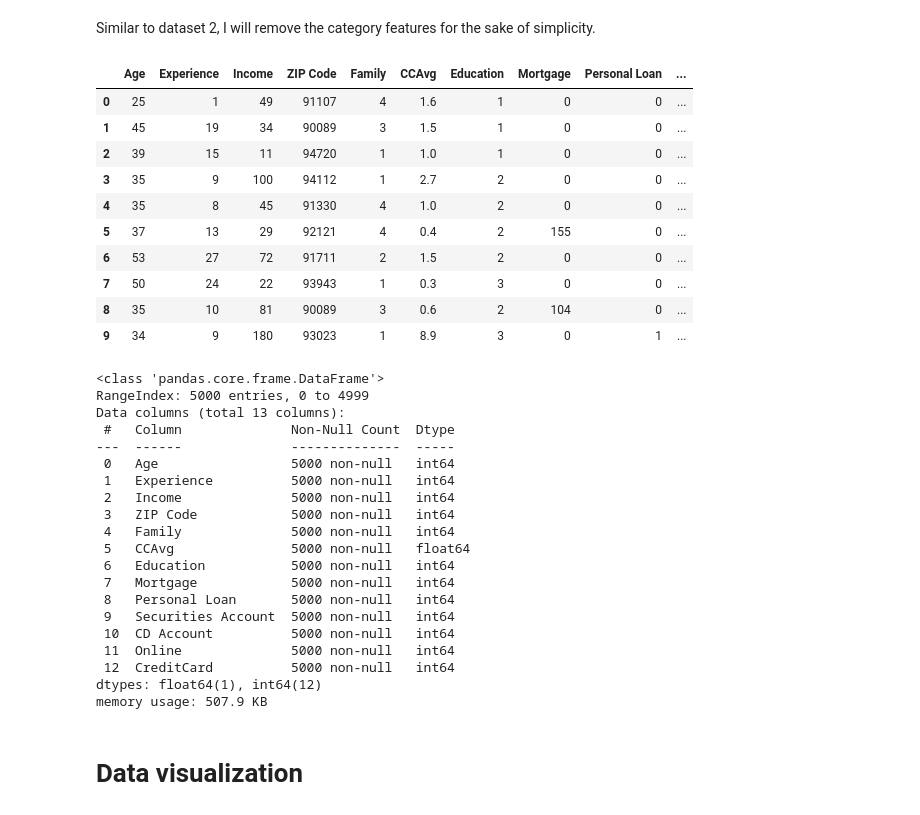
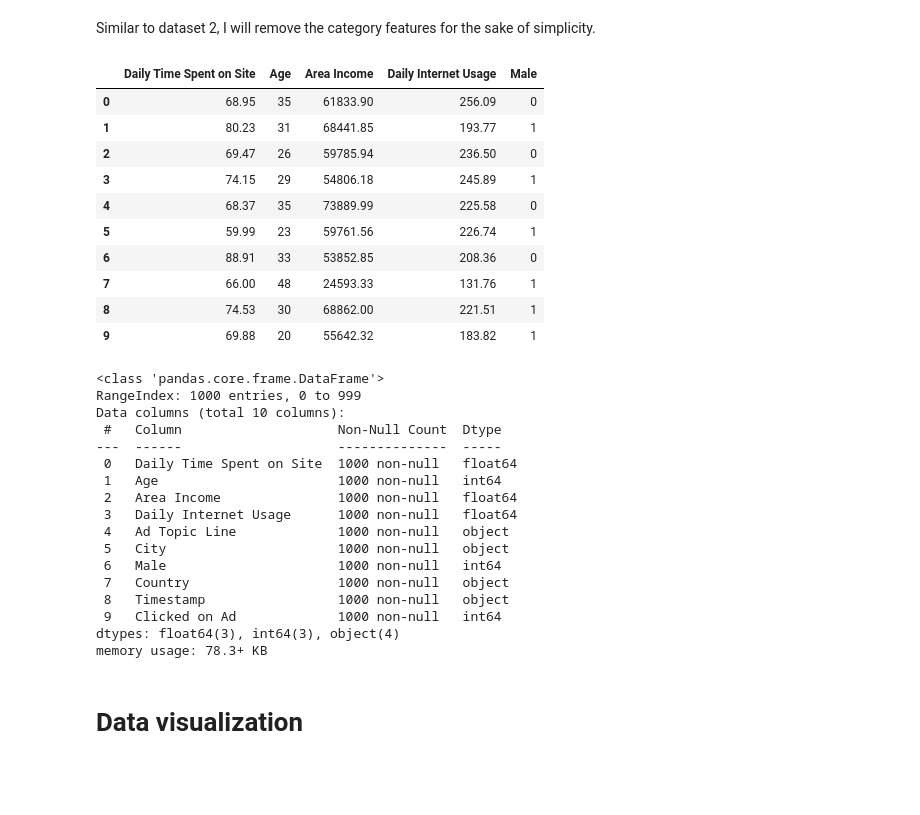
Before and after one commit to TheSyx04/project-1, a Jupyter notebook: data/process_dataset_3.ipynb, the cells around one changed output. Saved outputs shown, nothing was run; the diff lists cells and outputs as text; code cells hidden in the pictures; blank space fills up the shorter version.

```diff
--- a/data/process_dataset_3.ipynb
+++ b/data/process_dataset_3.ipynb
@@ -77,40 +77,37 @@ dtype: int64
 # %% [markdown]
 Similar to dataset 2, I will remove the category features for the sake of simplicity.
 # %%
-df = df.drop(['Timestamp', 'Ad Topic Line', 'Country', 'City'], axis=1)
-df.head(10)
+X = df.drop(['Timestamp', 'Ad Topic Line', 'Country', 'City', 'Clicked on Ad'], axis=1)
+X.head(10)
 # %% [output]
-|  | Age | Experience | Income | ZIP Code | Family | CCAvg | Education | Mortgage | Personal Loan | ... |
-| 0 | 25 | 1 | 49 | 91107 | 4 | 1.6 | 1 | 0 | 0 | ... |
-| 1 | 45 | 19 | 34 | 90089 | 3 | 1.5 | 1 | 0 | 0 | ... |
-| 2 | 39 | 15 | 11 | 94720 | 1 | 1.0 | 1 | 0 | 0 | ... |
-| 3 | 35 | 9 | 100 | 94112 | 1 | 2.7 | 2 | 0 | 0 | ... |
-| 4 | 35 | 8 | 45 | 91330 | 4 | 1.0 | 2 | 0 | 0 | ... |
-| 5 | 37 | 13 | 29 | 92121 | 4 | 0.4 | 2 | 155 | 0 | ... |
-| 6 | 53 | 27 | 72 | 91711 | 2 | 1.5 | 2 | 0 | 0 | ... |
-| 7 | 50 | 24 | 22 | 93943 | 1 | 0.3 | 3 | 0 | 0 | ... |
-| 8 | 35 | 10 | 81 | 90089 | 3 | 0.6 | 2 | 104 | 0 | ... |
-| 9 | 34 | 9 | 180 | 93023 | 1 | 8.9 | 3 | 0 | 1 | ... |
+|  | Daily Time Spent on Site | Age | Area Income | Daily Internet Usage | Male |
+| 0 | 68.95 | 35 | 61833.90 | 256.09 | 0 |
+| 1 | 80.23 | 31 | 68441.85 | 193.77 | 1 |
+| 2 | 69.47 | 26 | 59785.94 | 236.50 | 0 |
+| 3 | 74.15 | 29 | 54806.18 | 245.89 | 1 |
+| 4 | 68.37 | 35 | 73889.99 | 225.58 | 0 |
+| 5 | 59.99 | 23 | 59761.56 | 226.74 | 1 |
+| 6 | 88.91 | 33 | 53852.85 | 208.36 | 0 |
+| 7 | 66.00 | 48 | 24593.33 | 131.76 | 1 |
+| 8 | 74.53 | 30 | 68862.00 | 221.51 | 1 |
+| 9 | 69.88 | 20 | 55642.32 | 183.82 | 1 |
 # %%
 df.info()
 # %% [output]
 <class 'pandas.core.frame.DataFrame'>
-RangeIndex: 5000 entries, 0 to 4999
-Data columns (total 13 columns):
- #   Column              Non-Null Count  Dtype
----  ------              --------------  -----
- 0   Age                 5000 non-null   int64
- 1   Experience          5000 non-null   int64
- 2   Income              5000 non-null   int64
- 3   ZIP Code            5000 non-null   int64
- 4   Family              5000 non-null   int64
- 5   CCAvg               5000 non-null   float64
- 6   Education           5000 non-null   int64
- 7   Mortgage            5000 non-null   int64
- 8   Personal Loan       5000 non-null   int64
- 9   Securities Account  5000 non-null   int64
- 10  CD Account          5000 non-null   int64
- 11  Online              5000 non-null   int64
- 12  CreditCard          5000 non-null   int64
-dtypes: float64(1), int64(12)
-memory usage: 507.9 KB
+RangeIndex: 1000 entries, 0 to 999
+Data columns (total 10 columns):
+ #   Column                    Non-Null Count  Dtype
+---  ------                    --------------  -----
+ 0   Daily Time Spent on Site  1000 non-null   float64
+ 1   Age                       1000 non-null   int64
+ 2   Area Income               1000 non-null   float64
+ 3   Daily Internet Usage      1000 non-null   float64
+ 4   Ad Topic Line             1000 non-null   object
+ 5   City                      1000 non-null   object
+ 6   Male                      1000 non-null   int64
+ 7   Country                   1000 non-null   object
+ 8   Timestamp                 1000 non-null   object
+ 9   Clicked on Ad             1000 non-null   int64
+dtypes: float64(3), int64(3), object(4)
+memory usage: 78.3+ KB
```
Also changed, not shown: parts of 7 cells of this notebook.
